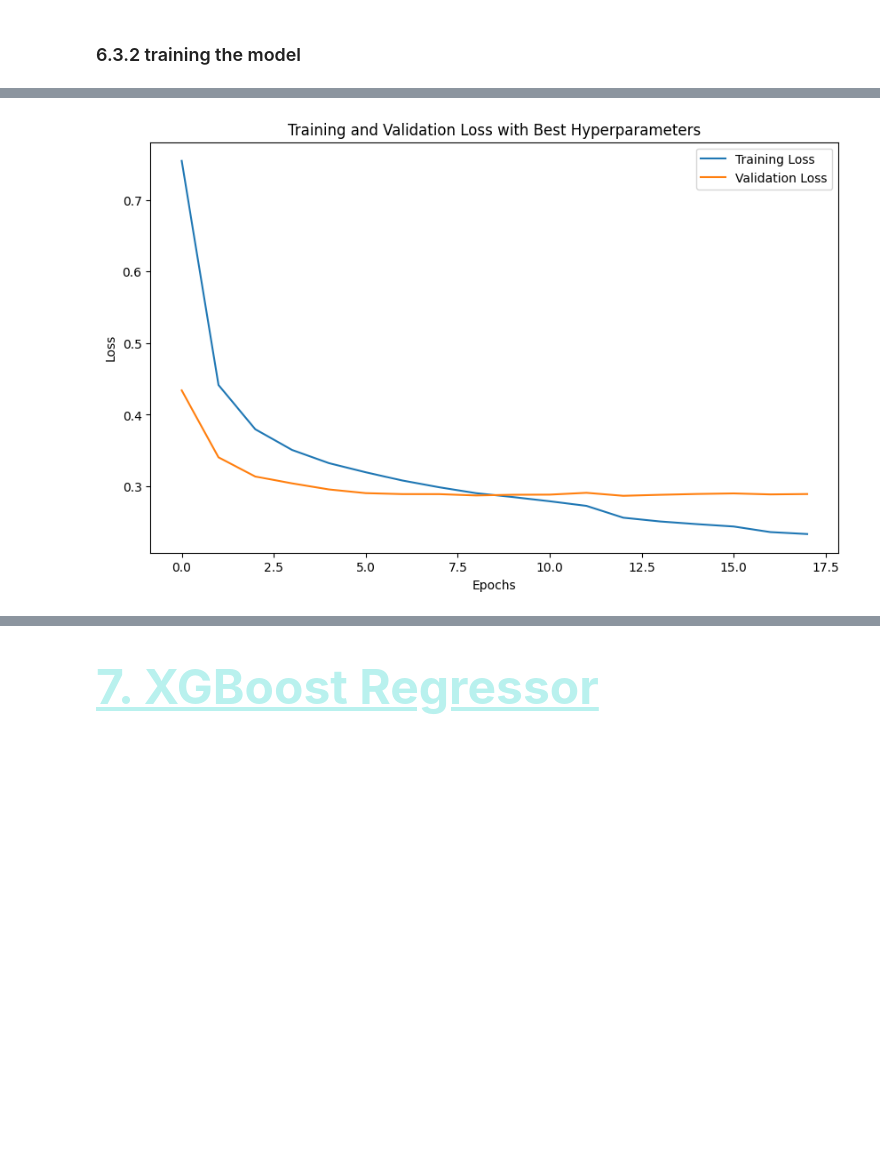
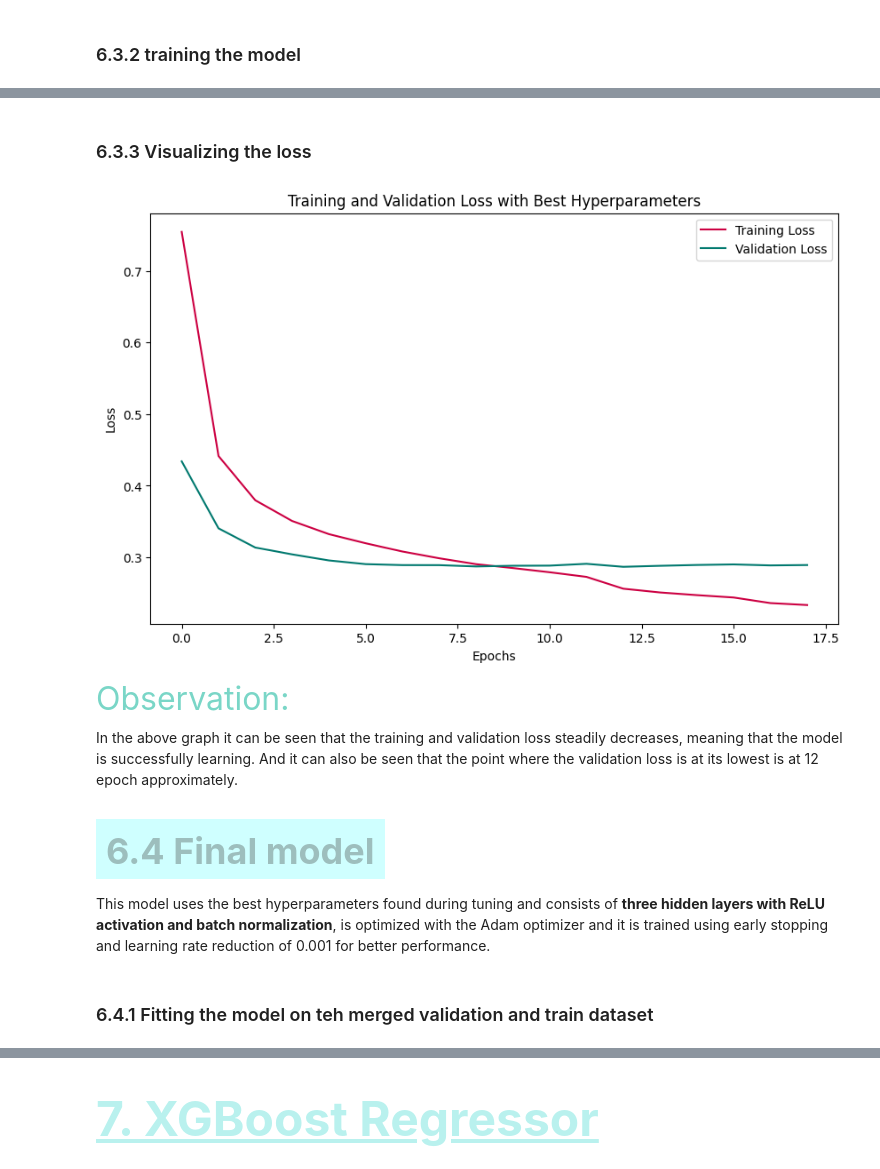
Before and after one commit to Josey-mc2/House-pricing-analysis, a Jupyter notebook: part_2_testing_models.ipynb, the cells around one changed output, grey strips where cells are left out. Drawn from its saved outputs; the diff is of its cells as text; code cells hidden in the pictures; blank space fills up the shorter version.

```diff
--- a/part_2_testing_models.ipynb
+++ b/part_2_testing_models.ipynb
@@ -1227,15 +1273,28 @@ Epoch 18/50
+# %% [markdown]
+### 6.3.3 Visualizing the loss
 # %%
 # Visualize training and validation loss
 plt.figure(figsize=(10, 6))
-plt.plot(history.history['loss'], label='Training Loss')
-plt.plot(history.history['val_loss'], label='Validation Loss')
+plt.plot(history.history['loss'], label='Training Loss', color='#CC0042')
+plt.plot(history.history['val_loss'], label='Validation Loss', color='#01796F')
 plt.title('Training and Validation Loss with Best Hyperparameters')
 plt.xlabel('Epochs')
 plt.ylabel('Loss')
 plt.legend()
 plt.show()
 # %% [output]
-[figure, old version]
+[figure, new version]
+# %% [markdown]
+<span style="color:#7AD6C7; font-family:'Times New Roman'; font-size:32px;">Observation:</span>
+
+In the above graph it can be seen that the training and validation loss steadily decreases, meaning that the model is successfully learning. And it can also be seen that the point where the validation loss is at its lowest is at 12 epoch approximately.
+# %% [markdown]
+## <span style="color:rgb(157, 190, 189); font-size: 36px; font-family: 'Times New Roman'; font-weight: bold; background-color: rgba(0, 251, 255, 0.19); padding: 10px; display: block; width: 100%;"> 6.4 Final model
+</span>
+# %% [markdown]
+This model uses the best hyperparameters found during tuning and consists of **three hidden layers with ReLU activation and batch normalization**, is optimized with the Adam optimizer and it is trained using early stopping and learning rate reduction of 0.001 for better performance.
+# %% [markdown]
+### 6.4.1 Fitting the model on teh merged validation and train dataset
 # %%
 # Set random seeds for reproducibility
 random.seed(42)
```
Also changed, not shown: parts of 48 cells of this notebook.
